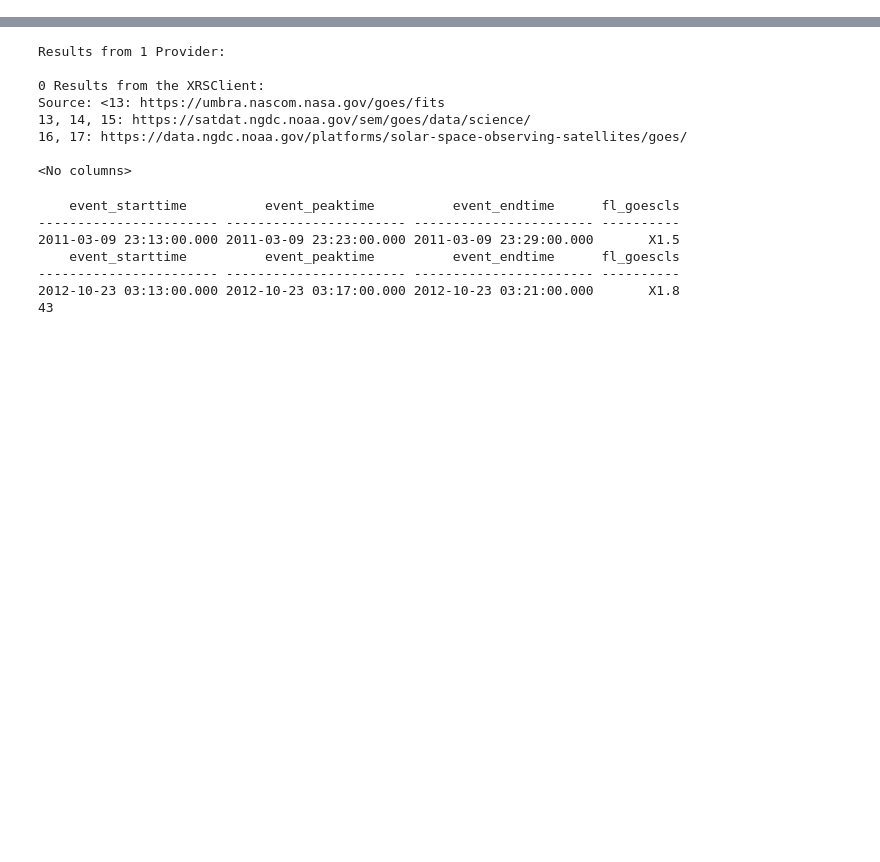
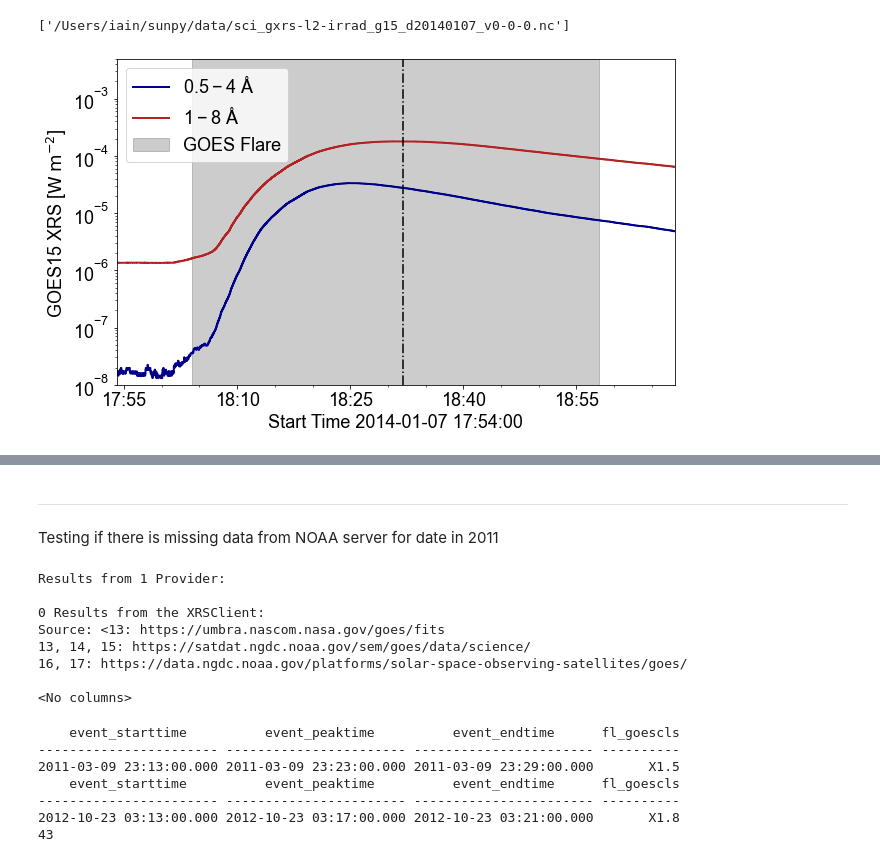
Before and after one commit to ianan/xrs_example, a Jupyter notebook: more_hek_xrs.ipynb, the cells around one changed output, grey strips where cells are left out. Drawn from its saved outputs; the diff is of its cells as text; code cells hidden in the pictures; blank space fills up the shorter version.

```diff
--- a/more_hek_xrs.ipynb
+++ b/more_hek_xrs.ipynb
@@ -0,0 +20,9 @@
+# %%
+# All X-flares over GOES 15 time 2010-09 to 2020-03
+trange=a.Time("2010-09-01 00:00","2020-03-01 00:00")
+
+res = Fido.search(trange,a.hek.EventType("FL"),
+                  a.hek.FL.GOESCls > "X1.0",a.hek.FRM.Name == "SSW Latest Events")
+# %%
+hekres = res["hek"]
+shrt_res = hekres["event_starttime", "event_peaktime","event_endtime", "fl_goescls"]
@@ -0,0 +74,10 @@
+# %%
+# Can fido get it for me?
+gtstart=Time(shrt_res[18]["event_starttime"],scale='utc')-TimeDelta(10*60,format='sec')
+gtend=Time(shrt_res[18]["event_endtime"],scale='utc')+TimeDelta(10*60,format='sec')
+
+# Search and get the XRS data
+tflrange=a.Time(gtstart.iso,gtend.iso)
+rg15 = Fido.search(tflrange, a.Instrument("XRS"), a.goes.SatelliteNumber(15))
+print(rg15)
+fg15 = Fido.fetch(rg15,path=outdir,overwrite=False)
@@ -0,0 +97,41 @@
+# %%
+print(fg15)
+# %% [output]
+['/Users/iain/sunpy/data/sci_gxrs-l2-irrad_g15_d20140107_v0-0-0.nc']
+# %%
+fg15=glob.glob(outdir+'sci_gxrs-l2-irrad_g15_d20140107_v0-0-0.nc')
+g15 = ts.TimeSeries(fg15, concatenate=True)
+
+tg15=g15.truncate(tflrange.start.iso,tflrange.end.iso)
+
+tg_tims=tg15.index
+tg_x05=tg15.quantity("xrsa").value
+tg_x18=tg15.quantity("xrsb").value
+
+# And then plot it all
+tfl=a.Time(shrt_res[18]["event_starttime"],shrt_res[18]["event_endtime"])
+
+plt.rcParams.update({'font.size': 18,'font.family':"sans-serif",\
+                         'font.sans-serif':"Arial",'mathtext.default':"regular"})
+
+fig,ax = plt.subplots(figsize=(10, 6))
+plt.plot(tg_tims,tg_x05,drawstyle='steps-post',marker=None,color='darkblue',lw=2,label='$0.5-4\;\AA$')
+plt.plot(tg_tims,tg_x18,drawstyle='steps-post',marker=None,color='firebrick',lw=2,label='$1-8\;\AA$')
+
+ax.set_ylabel("GOES15 XRS [$\mathrm{W\;m^{-2}}$] ")
+ax.set_xlabel("Start Time "+tflrange.start.iso[:-4])
+ax.set_yscale("log")
+ax.set_ylim([1e-8,5e-3])
+ax.set_xlim([tflrange.start.datetime,tflrange.end.datetime])
+myFmt = matplotlib.dates.DateFormatter('%H:%M')
+majorx= matplotlib.dates.MinuteLocator(interval=15)
+minorx= matplotlib.dates.MinuteLocator(interval=5)
+ax.xaxis.set_major_locator(majorx)
+ax.xaxis.set_minor_locator(minorx)
+ax.xaxis.set_major_formatter(myFmt)
+ax.axvline(parse_time(shrt_res[18]["event_peaktime"]).datetime,color='black',ls='-.')
+ax.axvspan(tfl.start.datetime,tfl.end.datetime,color='black',alpha=0.2, label='GOES Flare')
+plt.legend()
+plt.show()
+# %% [output]
+[figure, added]
@@ -1 +139,4 @@
+# %% [markdown]
+---
+Testing if there is missing data from NOAA server for date in 2011
 # %%
```
Also changed, not shown: parts of 8 cells of this notebook.
